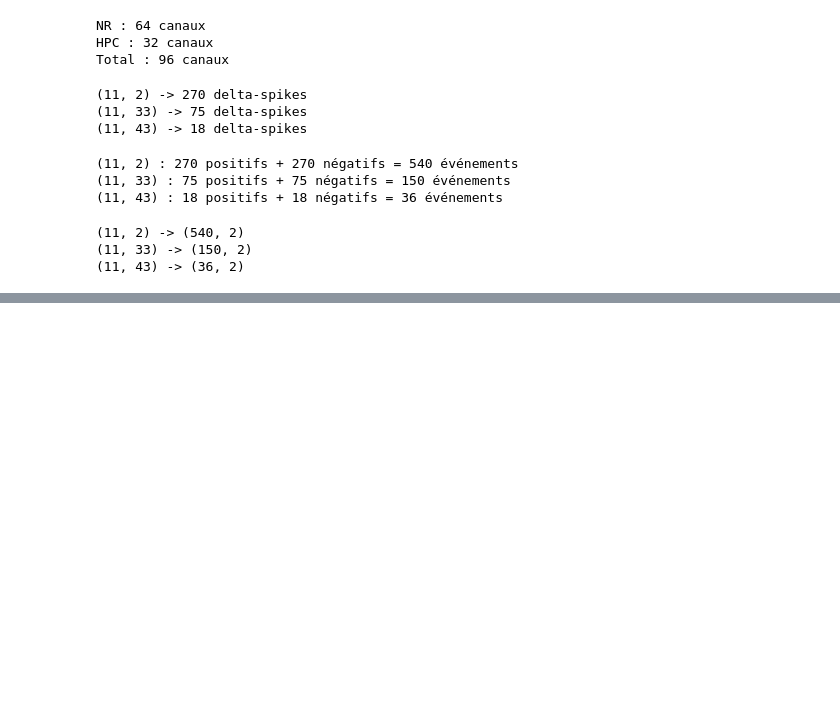
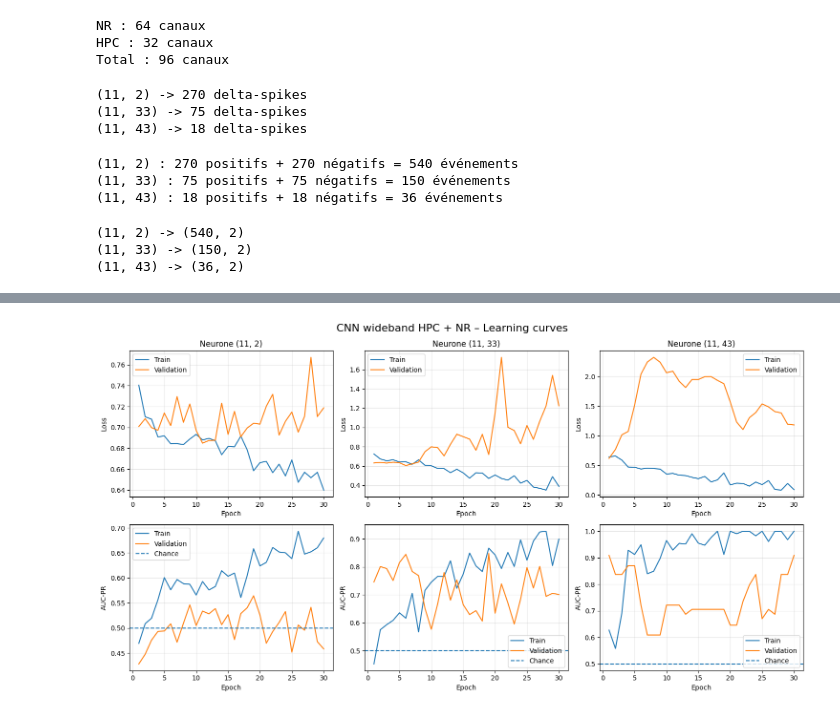
Before and after one commit to laura-marin3/Projet_final, a Jupyter notebook: scripts/Projet.ipynb, the cells around one changed output, grey strips where cells are left out. Saved outputs shown, nothing was run; the diff lists cells and outputs as text; code cells hidden in the pictures; blank space fills up the shorter version.

```diff
--- a/scripts/Projet.ipynb
+++ b/scripts/Projet.ipynb
@@ -3444,0 +3828,20 @@ print(data_112[0].shape)
+# %%
+for unit in selected_units:
+    t = wideband_data[unit]["t"]
+
+    # Temps central de chaque fenêtre
+    centres = np.array([
+        np.asarray(t_event)[len(t_event) // 2]
+        for t_event in t
+    ])
+
+    # Tri chronologique
+    centres_sorted = np.sort(centres)
+
+    # Écart entre événements successifs
+    gaps = np.diff(centres_sorted)
+
+    print("\nUnité", unit)
+    print("Écart minimum :", gaps.min(), "s")
+    print("Nombre d'écarts < 1 s :", np.sum(gaps < 1))
+    print("Nombre d'écarts < 0.5 s :", np.sum(gaps < 0.5))
@@ -3444,0 +4049,68 @@ print(data_112[0].shape)
+# %%
+fig, axes = plt.subplots(
+    2, len(selected_units),
+    figsize=(15, 8),
+    sharex=False
+)
+
+for i, unit in enumerate(selected_units):
+
+    history = wideband_histories[unit].history
+    epochs = range(1, len(history["loss"]) + 1)
+
+    # =========================
+    # LOSS
+    # =========================
+    axes[0, i].plot(
+        epochs,
+        history["loss"],
+        label="Train"
+    )
+
+    axes[0, i].plot(
+        epochs,
+        history["val_loss"],
+        label="Validation"
+    )
+
+    axes[0, i].set_title(f"Neurone {unit}")
+    axes[0, i].set_xlabel("Epoch")
+    axes[0, i].set_ylabel("Loss")
+    axes[0, i].legend()
+    axes[0, i].grid(alpha=0.3)
+
+    # =========================
+    # AUC-PR
+    # =========================
+    axes[1, i].plot(
+        epochs,
+        history["auc_pr"],
+        label="Train"
+    )
+
+    axes[1, i].plot(
+        epochs,
+        history["val_auc_pr"],
+        label="Validation"
+    )
+
+    axes[1, i].axhline(
+        0.5,
+        linestyle="--",
+        label="Chance"
+    )
+
+    axes[1, i].set_xlabel("Epoch")
+    axes[1, i].set_ylabel("AUC-PR")
+    axes[1, i].legend()
+    axes[1, i].grid(alpha=0.3)
+
+fig.suptitle(
+    "CNN wideband HPC + NR – Learning curves",
+    fontsize=16
+)
+
+plt.tight_layout()
+plt.show()
+# %% [output]
+[figure, added]
```
Also changed, not shown: parts of 68 cells of this notebook, 6 other files.
